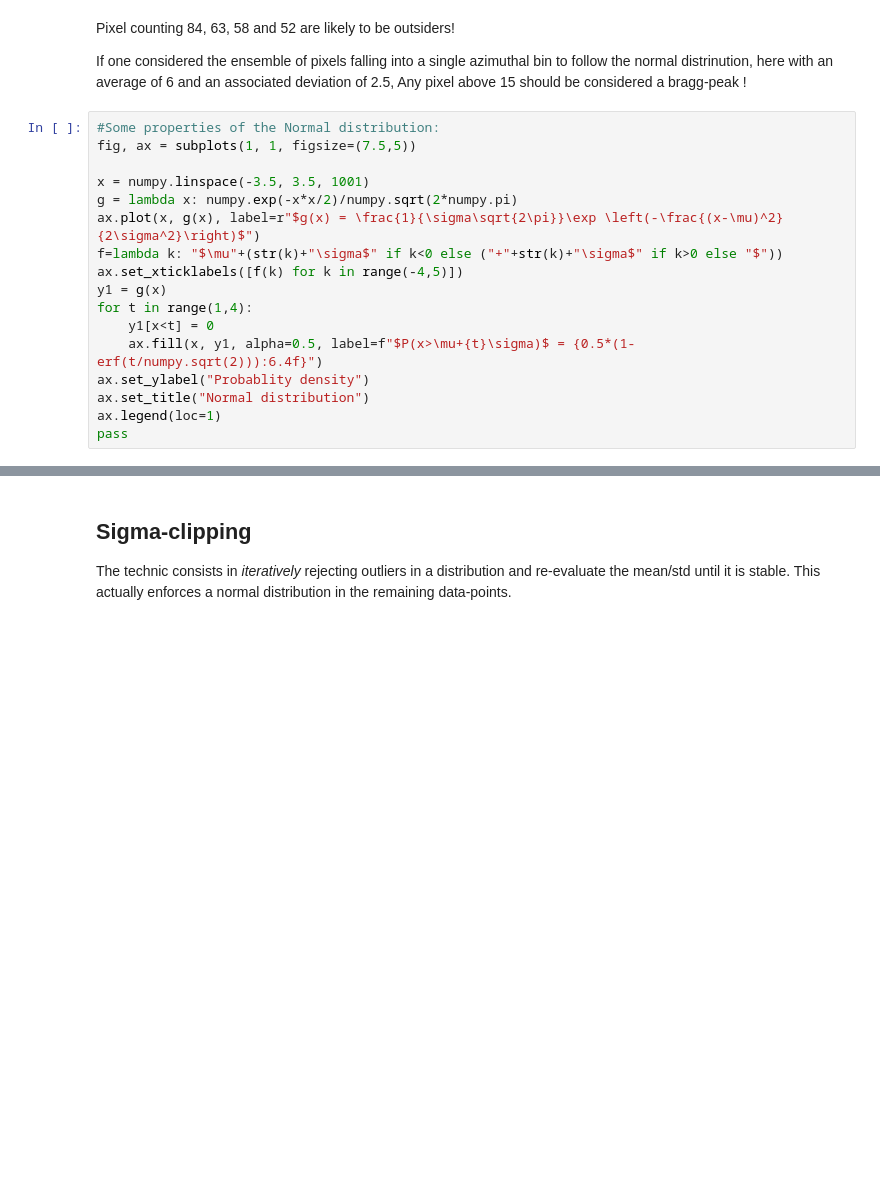
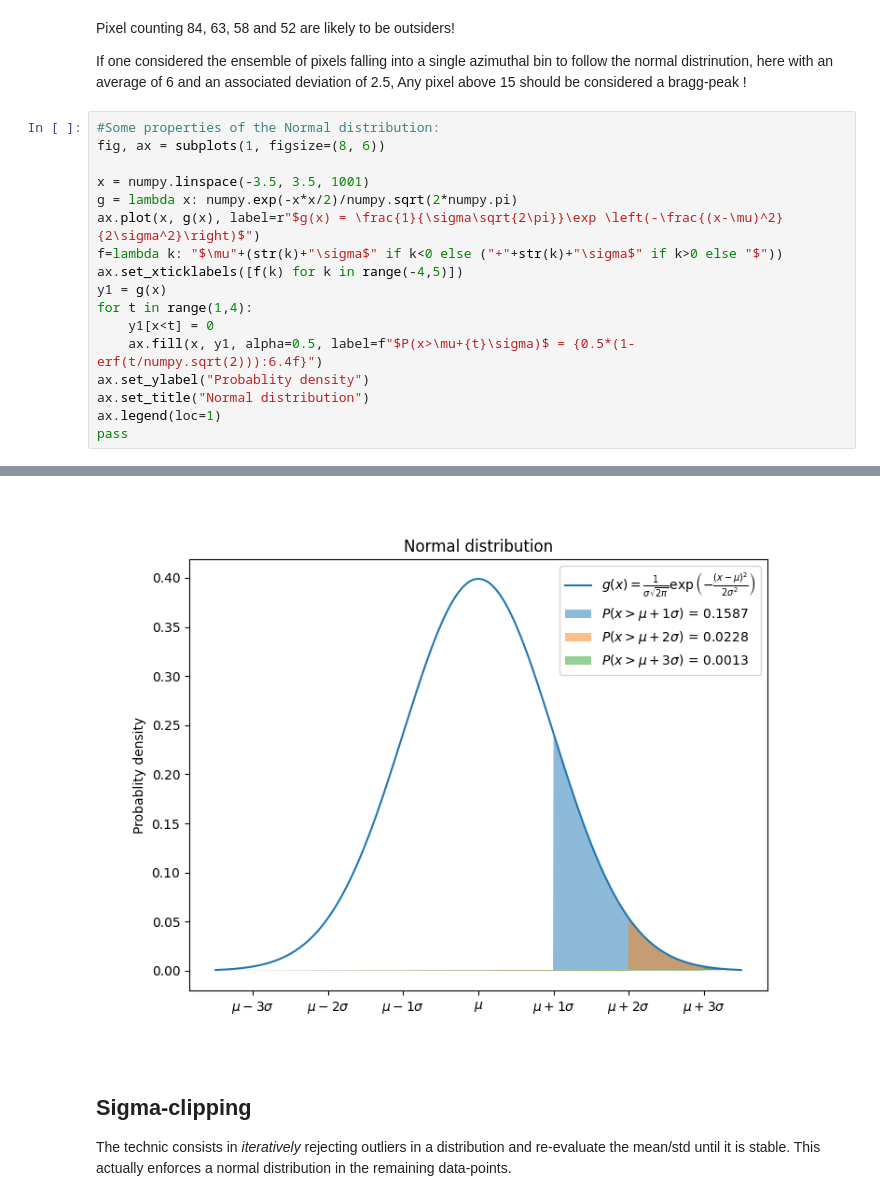
Before and after one commit to silx-kit/silx-training, a Jupyter notebook: pyFAI/SSX.ipynb, the cells around one changed output, grey strips where cells are left out. Drawn from its saved outputs; the diff is of its cells as text; blank space fills up the shorter version.

```diff
--- a/pyFAI/SSX.ipynb
+++ b/pyFAI/SSX.ipynb
@@ -107,7 +104,7 @@ Pixel counting 84, 63, 58 and 52 are likely to be outsiders!
 If one considered the ensemble of pixels falling into a single azimuthal bin to follow the normal distrinution, here with an average of 6 and an associated deviation of 2.5, Any pixel above 15 should be considered a bragg-peak !
 # %%
 #Some properties of the Normal distribution:
-fig, ax = subplots(1, 1, figsize=(7.5,5))
+fig, ax = subplots(1, figsize=(8, 6))
 
 x = numpy.linspace(-3.5, 3.5, 1001)
 g = lambda x: numpy.exp(-x*x/2)/numpy.sqrt(2*numpy.pi)
@@ -128,3 +123,4 @@ pass
+[figure, added]
 # %% [markdown]
 ## Sigma-clipping
 
```
Also changed, not shown: parts of 21 cells of this notebook.
